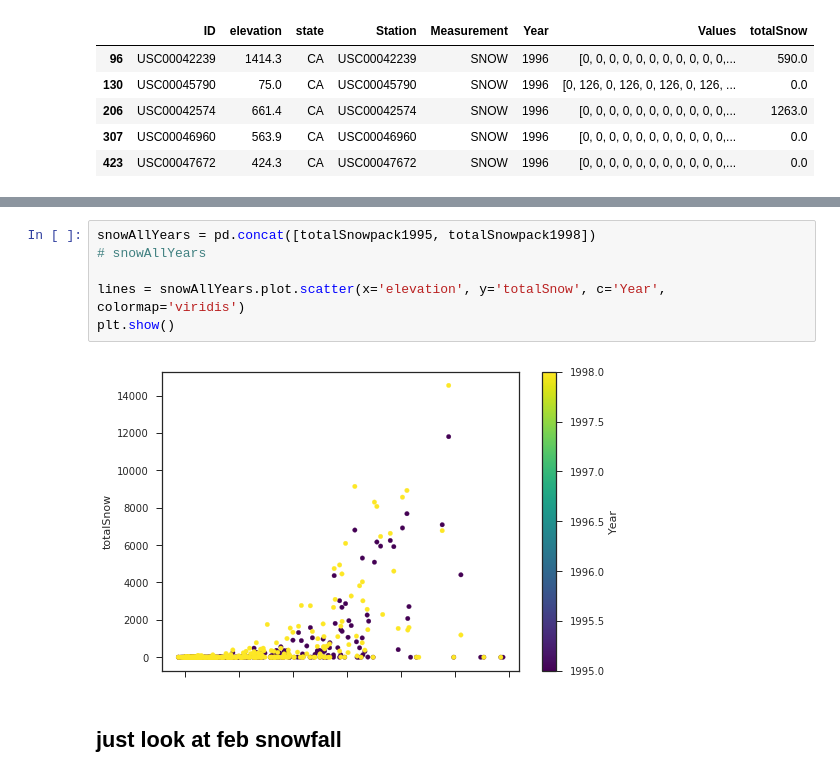
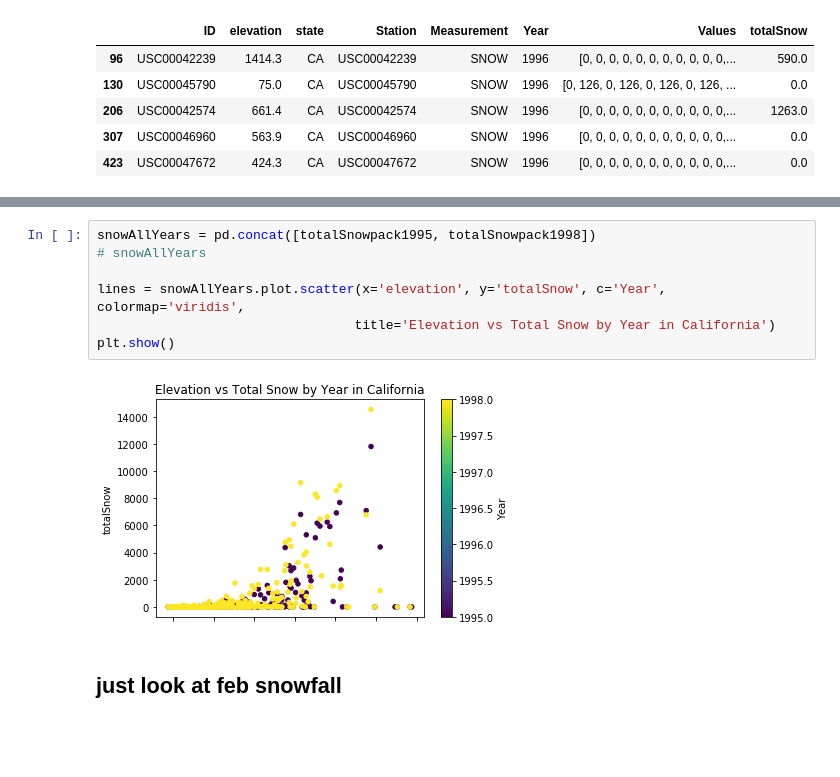
Before and after one commit to chiennifer/Public-DSC291, a Jupyter notebook: hw3/JENNIFER_EDA_SNOWPACK_MAY8.ipynb, the cells around one changed output, grey strips where cells are left out. Drawn from its saved outputs; the diff is of its cells as text; blank space fills up the shorter version.

```diff
--- a/hw3/JENNIFER_EDA_SNOWPACK_MAY8.ipynb
+++ b/hw3/JENNIFER_EDA_SNOWPACK_MAY8.ipynb
@@ -187,11 +187,12 @@ plt.show()
 # %%
 snowAllYears = pd.concat([totalSnowpack1995, totalSnowpack1998])
 # snowAllYears
 
-lines = snowAllYears.plot.scatter(x='elevation', y='totalSnow', c='Year', colormap='viridis')
+lines = snowAllYears.plot.scatter(x='elevation', y='totalSnow', c='Year', colormap='viridis',
+                                 title='Elevation vs Total Snow by Year in California')
 plt.show()
 # %% [output]
-[figure, old version]
+[figure, new version]
 # %% [markdown]
 ## just look at feb snowfall
 # %%
```
Also changed, not shown: parts of 9 cells of this notebook, 1 other file.
